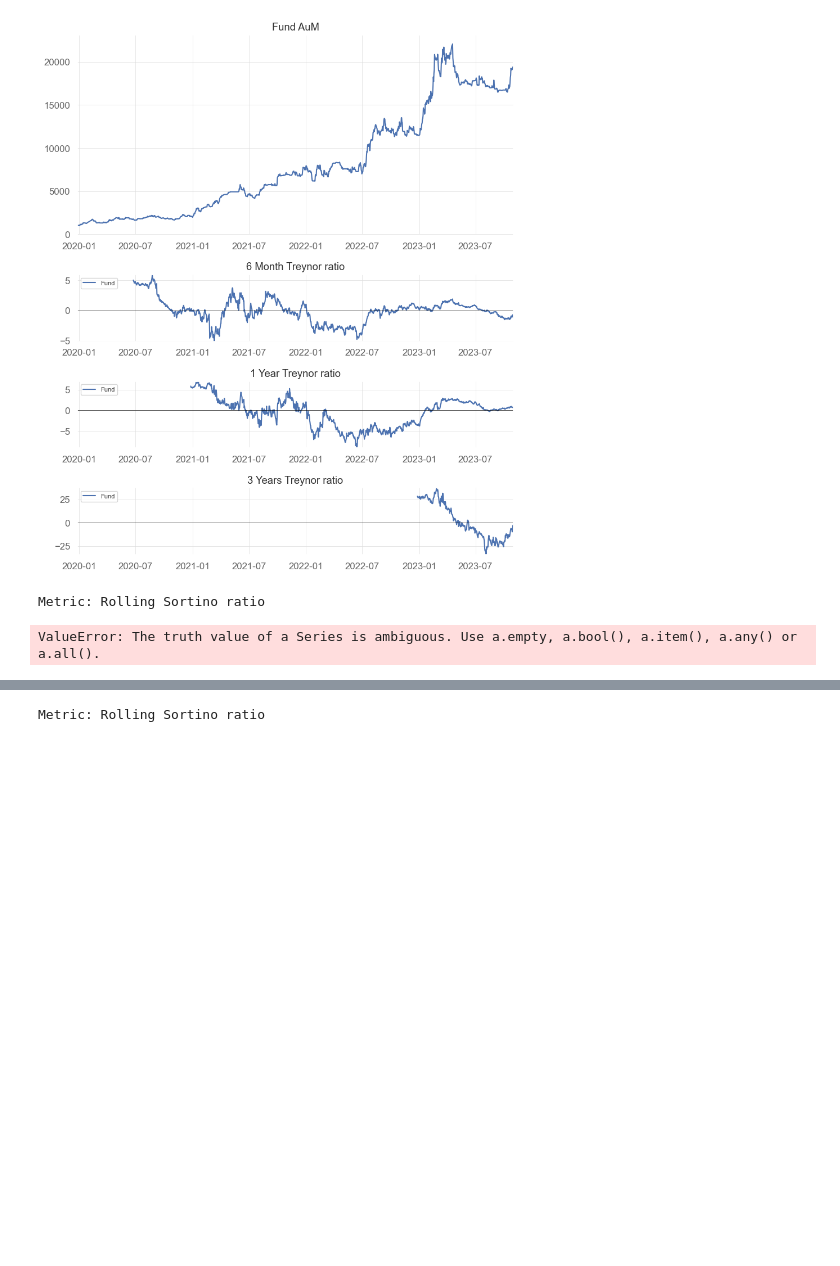
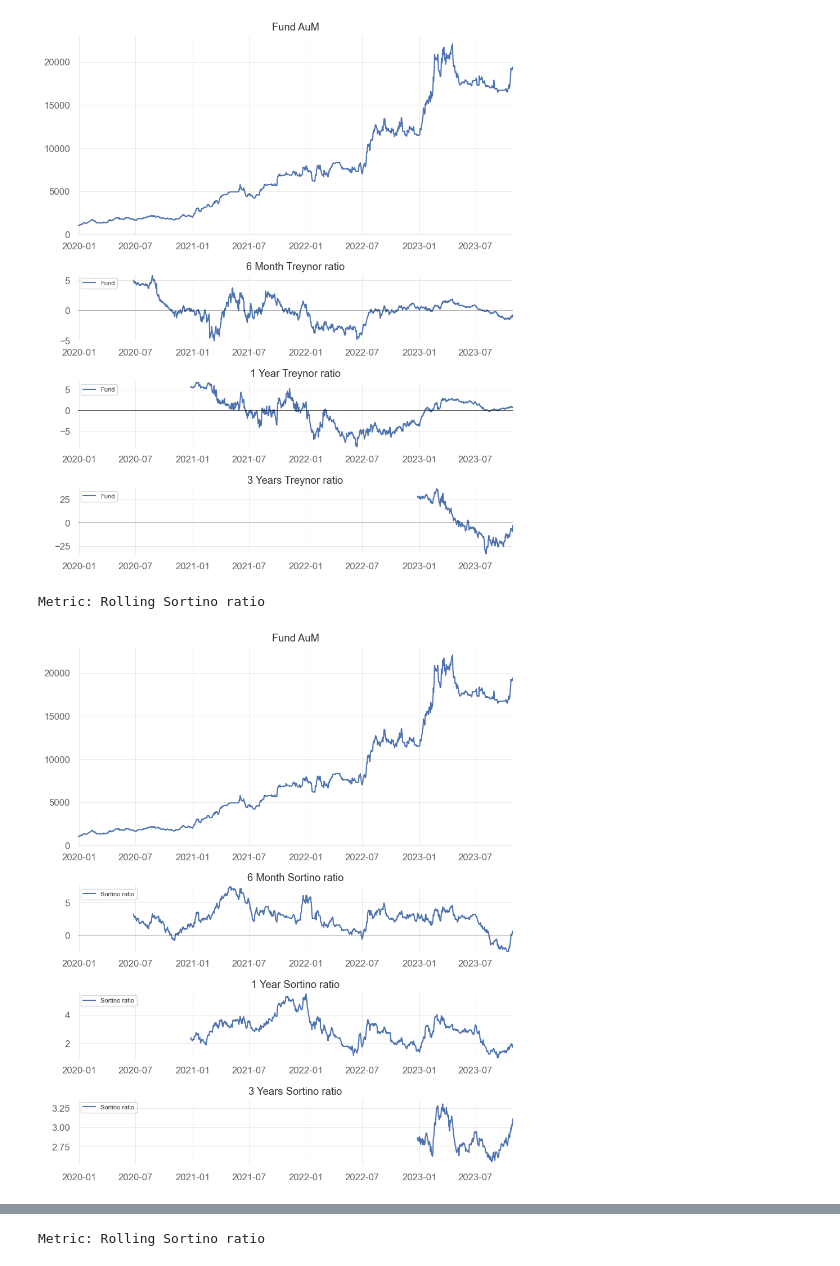
Before and after one commit to amirabbasja/Mutual-Fund-Evaluation, a Jupyter notebook: main.ipynb, the cells around one changed output, grey strips where cells are left out. Drawn from its saved outputs; the diff is of its cells as text; code cells hidden in the pictures; blank space fills up the shorter version.

```diff
--- a/main.ipynb
+++ b/main.ipynb
@@ -340,37 +344,6 @@ Treynor Ratio
 | 1 year | 2021-11-01 00:00:00 | 2022-10-31 00:00:00 | 0.735178 | 3.413826 | 5.997034 | -0.446662 |
 | 1 year | 2020-11-01 00:00:00 | 2021-10-31 00:00:00 | 2.219721 | 2.764849 | 3.457398 | -0.157670 |
 | 3 years | 2020-11-01 00:00:00 | 2023-10-31 00:00:00 | 6.669647 | 18.742531 | 3.732988 | -3.234108 |
-# %%
-def calcRollingTreynorRatio(df:pd.DataFrame, interval:datetime.timedelta):
-    """
-    Calculates the rolling Treynor ratio for the passed dataframe df
-
-    Args:
-        df: pd.Dataframe:  A dataframe containing the fund return, benchmark return
-            and the risk free return. Fund, benchmark and risk free columns should
-            be located at first, second and third columns respectively.
-        interval: timedelta: The interval for the rolling calculation, use days, months
-             or years as an argument
-
-    Returns:
-        A dataframe containing the rolling results
-    """
-    def __internalFcn(x:pd.Series, _df:pd.DataFrame):
-        _df = _df.loc[x.index]
-        beta = calc_beta(_df.iloc[:,0], _df.iloc[:,1])
-
-        # Vectorized calculation
-        rf = (_df.iloc[:,2]+1).prod() - 1 # Risk free return of interval
-        rm = (_df.iloc[:,1]+1).prod() - 1 # Market benchmark return
-        ri = (_df.iloc[:,0]+1).prod() - 1 # Fund return
-
-        return calcTreynorRatio(ri,rf,beta)
-
-    # Calculate the rolling Treynor
-    dfOut = df.rolling(interval, min_periods = interval.days).apply(lambda x: __internalFcn(x, df)).iloc[:,0]
-    dfOut.columns = ["treynor"]
-
-    return pd.DataFrame(dfOut)
 # %%
 # Rolling Treynor ratio
 print("Metric: Rolling Treynor ratio")
@@ -406,25 +379,35 @@ Metric: Rolling Treynor ratio
 # %%
 # Rolling Sortino ratio
 print("Metric: Rolling Sortino ratio")
 
 # Get the risk free returns, Also, fill the missing dates
 rfReturn = loadRiskFreeReturn("./Data/United-States-5-Year-Bond-Yield-Historical-Data.csv").sort_values("Date", ascending=True, ignore_index=True).set_index("Date")
 idx = pd.date_range(rfReturn.index.min(),rfReturn.index.max())
 rfReturn = rfReturn.reindex(idx, fill_value=np.nan)
 rfReturn = rfReturn.ffill()
 
 # Process the indexes for merging
 fundDailyData = f1_DailyAuM.set_index("Date")
 btcDailyData = btcData.set_index("Date")
 
 # Merge the data
 df = pd.concat([fundDailyData.AuM, btcDailyData.Price, rfReturn.Price], axis = 1).dropna()
 
 # Get the daily return of fund and BTC
 dfReturn = df.pct_change(1).dropna()
 dfReturn.columns = ["Fund", "Benchmark", "RiskFreeReturn"]
 
-a = qs.stats.rolling_sortino(dfReturn.Fund, rf = dfReturn.RiskFreeReturn, rolling_period=180)
+sortino_6M = pd.DataFrame(qs.stats.rolling_sortino(dfReturn.Fund, rf = rfReturn.mean().iloc[0]/100., rolling_period=180).dropna())
+sortino_6M.columns = ["Sortino ratio"]
+sortino_1Y = pd.DataFrame(qs.stats.rolling_sortino(dfReturn.Fund, rf = rfReturn.mean().iloc[0]/100., rolling_period=365).dropna())
+sortino_1Y.columns = ["Sortino ratio"]
+sortino_3Y = pd.DataFrame(qs.stats.rolling_sortino(dfReturn.Fund, rf = rfReturn.mean().iloc[0]/100., rolling_period=3*365).dropna())
+sortino_3Y.columns = ["Sortino ratio"]
+
+# Plot the rolling Sortino ratio
+subPlots = [sortino_6M,sortino_1Y,sortino_3Y]
+plotTitle = ["Fund AuM", "6 Month Sortino ratio", "1 Year Sortino ratio", "3 Years Sortino ratio"]
+plotMainAndSubPlot(f1_DailyAuM.set_index(["Date"]), subPlots, plotTitle,True)
 # %% [output]
 Metric: Rolling Sortino ratio
-ValueError: The truth value of a Series is ambiguous. Use a.empty, a.bool(), a.item(), a.any() or a.all().
+[figure, added]
```
Also changed, not shown: parts of 3 cells of this notebook, 2 other files.
